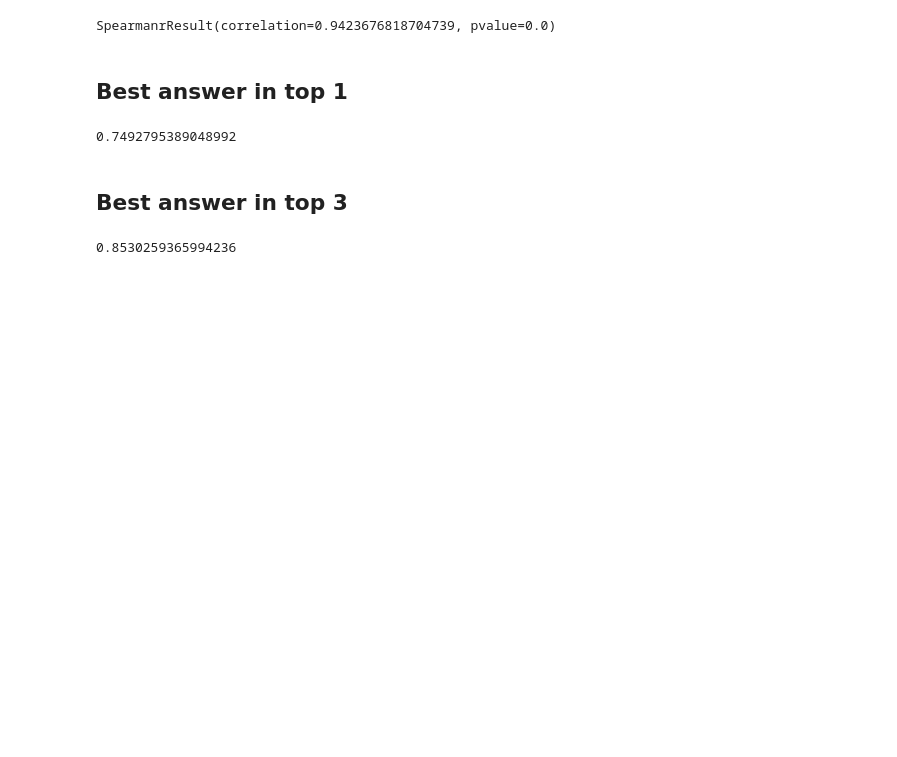
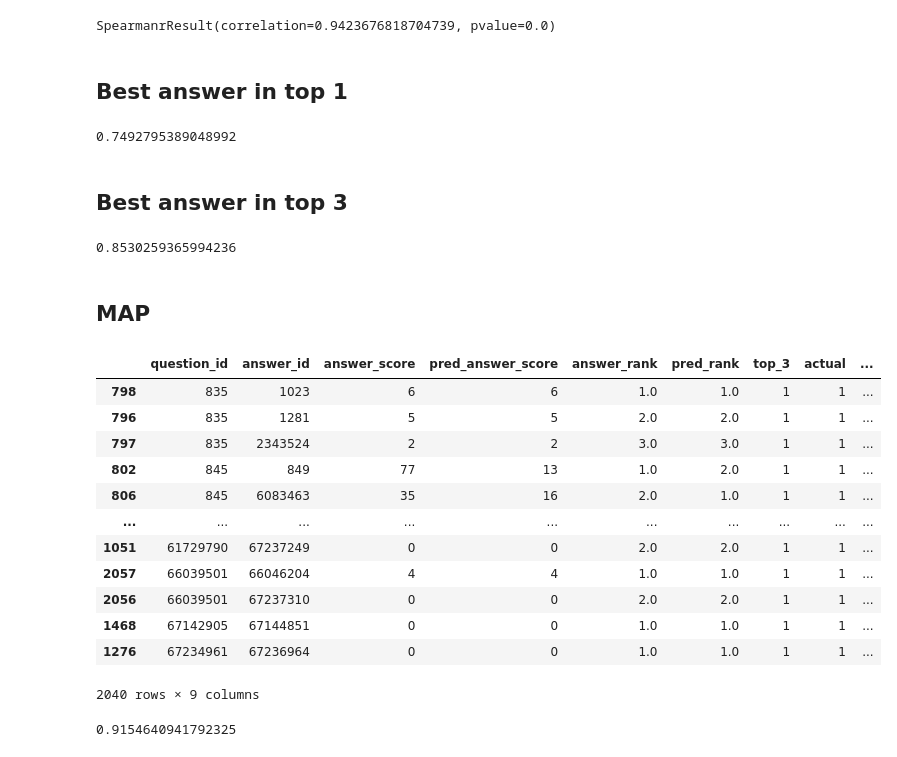
Before and after one commit to marisaaquilina/466-final-project, a Jupyter notebook: Models.ipynb, the cells around one changed output. Saved outputs shown, nothing was run; the diff lists cells and outputs as text; code cells hidden in the pictures; blank space fills up the shorter version.

```diff
--- a/Models.ipynb
+++ b/Models.ipynb
@@ -145,3 +145,26 @@ pred_rank_top3 = pred_df[pred_df['top_3'] == 1]
 len(answer_rank.merge(pred_rank_top3, how='inner', on='answer_id')) / len(pred_df['question_id'].unique())
 # %% [output]
 0.8530259365994236
+# %% [markdown]
+## MAP
+# %%
+pred_MAP = pred_df.sort_values(by=['question_id','answer_rank'])
+pred_MAP['actual'] = pred_MAP.apply(lambda x: 1 if x['answer_rank'] <= 3 else 0, axis = 1)
+pred_MAP['pred'] = pred_MAP.apply(lambda x: 1 if x['pred_rank'] <= 3 else 0, axis = 1)
+display(pred_MAP)
+average_precision_score(pred_MAP['actual'], pred_MAP['pred'])
+# %% [output]
+|  | question_id | answer_id | answer_score | pred_answer_score | answer_rank | pred_rank | top_3 | actual | ... |
+| 798 | 835 | 1023 | 6 | 6 | 1.0 | 1.0 | 1 | 1 | ... |
+| 796 | 835 | 1281 | 5 | 5 | 2.0 | 2.0 | 1 | 1 | ... |
+| 797 | 835 | 2343524 | 2 | 2 | 3.0 | 3.0 | 1 | 1 | ... |
+| 802 | 845 | 849 | 77 | 13 | 1.0 | 2.0 | 1 | 1 | ... |
+| 806 | 845 | 6083463 | 35 | 16 | 2.0 | 1.0 | 1 | 1 | ... |
+| ... | ... | ... | ... | ... | ... | ... | ... | ... | ... |
+| 1051 | 61729790 | 67237249 | 0 | 0 | 2.0 | 2.0 | 1 | 1 | ... |
+| 2057 | 66039501 | 66046204 | 4 | 4 | 1.0 | 1.0 | 1 | 1 | ... |
+| 2056 | 66039501 | 67237310 | 0 | 0 | 2.0 | 2.0 | 1 | 1 | ... |
+| 1468 | 67142905 | 67144851 | 0 | 0 | 1.0 | 1.0 | 1 | 1 | ... |
+| 1276 | 67234961 | 67236964 | 0 | 0 | 1.0 | 1.0 | 1 | 1 | ... |
+2040 rows × 9 columns
+0.9154640941792325
```
Also changed, not shown: parts of 2 cells of this notebook.
